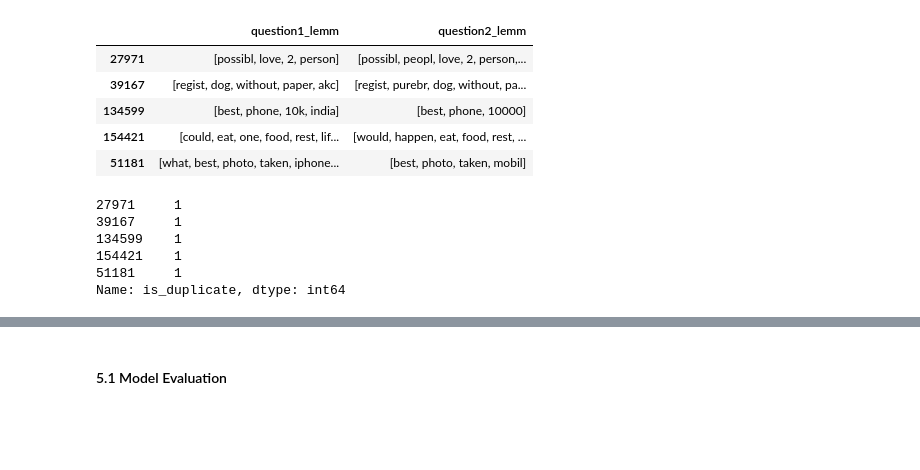
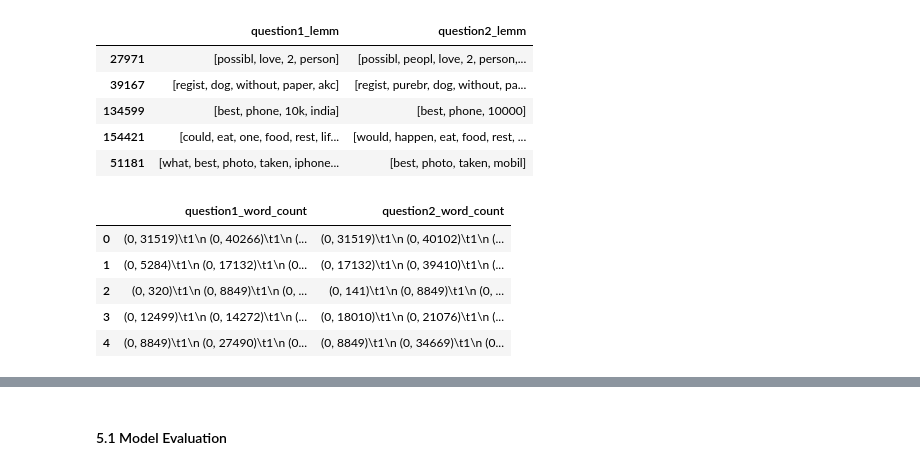
Before and after one commit to rafaelaqfc/Duplicate-Questions-Classifier, a Jupyter notebook: mini_project_V.ipynb, the cells around one changed output, grey strips where cells are left out. Cells and saved outputs as stored; diff of their text form; code cells hidden in the pictures; blank space fills up the shorter version.

```diff
--- a/mini_project_V.ipynb
+++ b/mini_project_V.ipynb
@@ -901,11 +918,11 @@ X_train.head()
 | 154421 | [could, eat, one, food, rest, lif... | [would, happen, eat, food, rest, ... |
 | 51181 | [what, best, photo, taken, iphone... | [best, photo, taken, mobil] |
 # %%
-y_train.head()
+X_train_q1_and_q2_word_count.head()
 # %% [output]
-27971     1
-39167     1
-134599    1
-154421    1
-51181     1
-Name: is_duplicate, dtype: int64
+|  | question1_word_count | question2_word_count |
+| 0 | (0, 31519)\t1\n (0, 40266)\t1\n (... | (0, 31519)\t1\n (0, 40102)\t1\n (... |
+| 1 | (0, 5284)\t1\n (0, 17132)\t1\n (0... | (0, 17132)\t1\n (0, 39410)\t1\n (... |
+| 2 | (0, 320)\t1\n (0, 8849)\t1\n (0, ... | (0, 141)\t1\n (0, 8849)\t1\n (0, ... |
+| 3 | (0, 12499)\t1\n (0, 14272)\t1\n (... | (0, 18010)\t1\n (0, 21076)\t1\n (... |
+| 4 | (0, 8849)\t1\n (0, 27490)\t1\n (0... | (0, 8849)\t1\n (0, 34669)\t1\n (0... |
```
Also changed, not shown: parts of 28 cells of this notebook, 1 other file.
